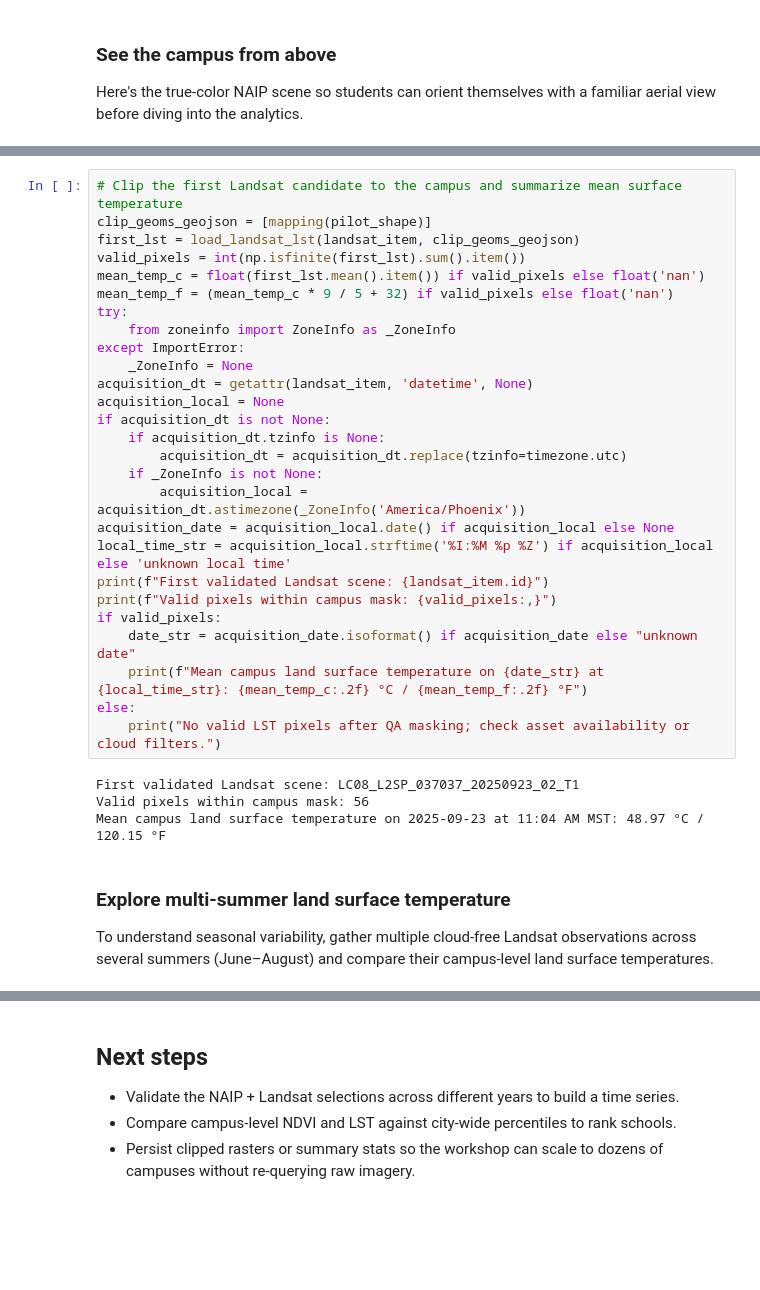
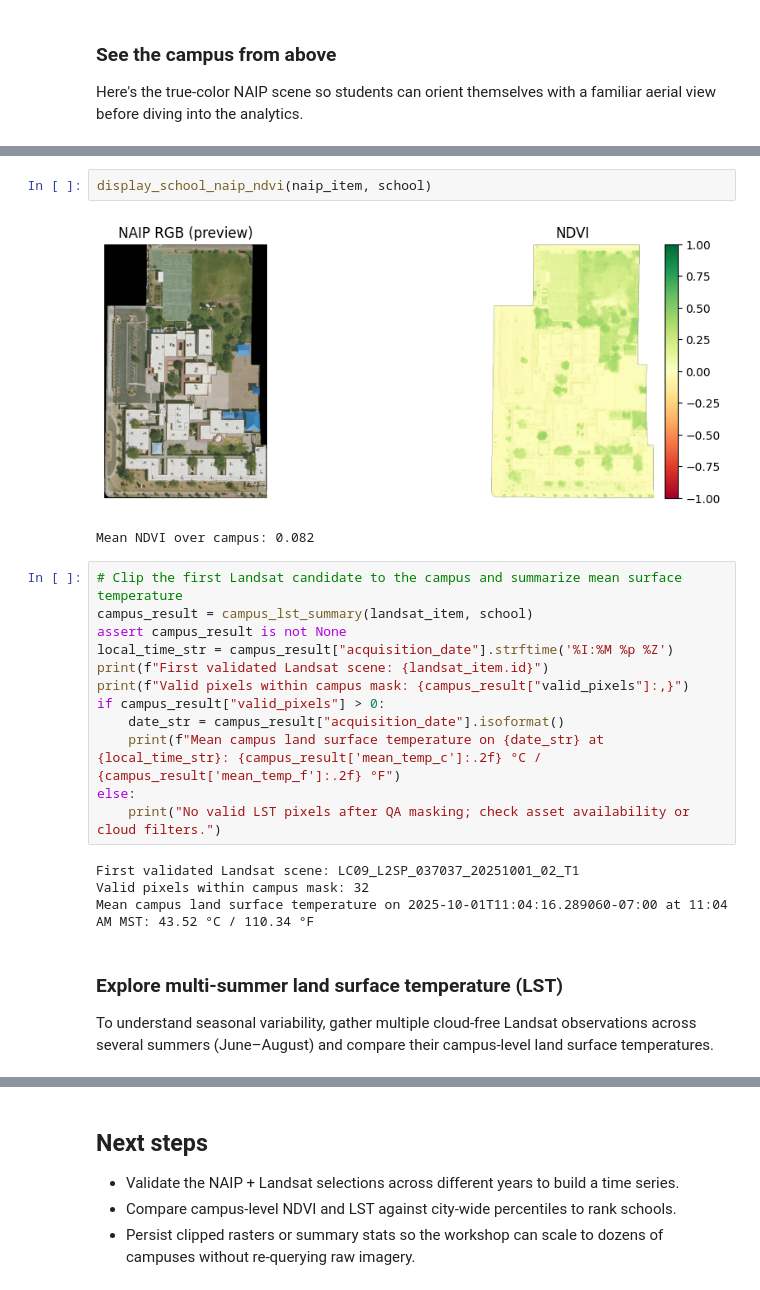
Before and after one commit to microsoft/ignite25-LAB597-make-more-informed-decisions-with-geospatial-intelligence, a Jupyter notebook: lab/school-greening.ipynb, the cells around one changed output, grey strips where cells are left out. Drawn from its saved outputs; the diff is of its cells as text; blank space fills up the shorter version.

```diff
--- a/lab/school-greening.ipynb
+++ b/lab/school-greening.ipynb
@@ -494,34 +762,24 @@ def load_landsat_lst(item, clip_geoms, clip_crs='EPSG:4326', enforce_limits=(-40
+# %%
+display_school_naip_ndvi(naip_item, school)
+# %% [output]
+[figure, added]
+Mean NDVI over campus: 0.082
 # %%
 # Clip the first Landsat candidate to the campus and summarize mean surface temperature
-clip_geoms_geojson = [mapping(pilot_shape)]
-first_lst = load_landsat_lst(landsat_item, clip_geoms_geojson)
-valid_pixels = int(np.isfinite(first_lst).sum().item())
-mean_temp_c = float(first_lst.mean().item()) if valid_pixels else float('nan')
-mean_temp_f = (mean_temp_c * 9 / 5 + 32) if valid_pixels else float('nan')
-try:
-    from zoneinfo import ZoneInfo as _ZoneInfo
-except ImportError:
-    _ZoneInfo = None
-acquisition_dt = getattr(landsat_item, 'datetime', None)
-acquisition_local = None
-if acquisition_dt is not None:
-    if acquisition_dt.tzinfo is None:
-        acquisition_dt = acquisition_dt.replace(tzinfo=timezone.utc)
-    if _ZoneInfo is not None:
-        acquisition_local = acquisition_dt.astimezone(_ZoneInfo('America/Phoenix'))
-acquisition_date = acquisition_local.date() if acquisition_local else None
-local_time_str = acquisition_local.strftime('%I:%M %p %Z') if acquisition_local else 'unknown local time'
+campus_result = campus_lst_summary(landsat_item, school)
+assert campus_result is not None
+local_time_str = campus_result["acquisition_date"].strftime('%I:%M %p %Z')
 print(f"First validated Landsat scene: {landsat_item.id}")
-print(f"Valid pixels within campus mask: {valid_pixels:,}")
-if valid_pixels:
-    date_str = acquisition_date.isoformat() if acquisition_date else "unknown date"
-    print(f"Mean campus land surface temperature on {date_str} at {local_time_str}: {mean_temp_c:.2f} °C / {mean_temp_f:.2f} °F")
+print(f"Valid pixels within campus mask: {campus_result["valid_pixels"]:,}")
+if campus_result["valid_pixels"] > 0:
+    date_str = campus_result["acquisition_date"].isoformat()
+    print(f"Mean campus land surface temperature on {date_str} at {local_time_str}: {campus_result['mean_temp_c']:.2f} °C / {campus_result['mean_temp_f']:.2f} °F")
 else:
     print("No valid LST pixels after QA masking; check asset availability or cloud filters.")
 # %% [output]
-First validated Landsat scene: LC08_L2SP_037037_20250923_02_T1
-Valid pixels within campus mask: 56
-Mean campus land surface temperature on 2025-09-23 at 11:04 AM MST: 48.97 °C / 120.15 °F
+First validated Landsat scene: LC09_L2SP_037037_20251001_02_T1
+Valid pixels within campus mask: 32
+Mean campus land surface temperature on 2025-10-01T11:04:16.289060-07:00 at 11:04 AM MST: 43.52 °C / 110.34 °F
 # %% [markdown]
-### Explore multi-summer land surface temperature
+### Explore multi-summer land surface temperature (LST)
 To understand seasonal variability, gather multiple cloud-free Landsat observations across several summers (June–August) and compare their campus-level land surface temperatures.
```
Also changed, not shown: parts of 37 cells of this notebook.
